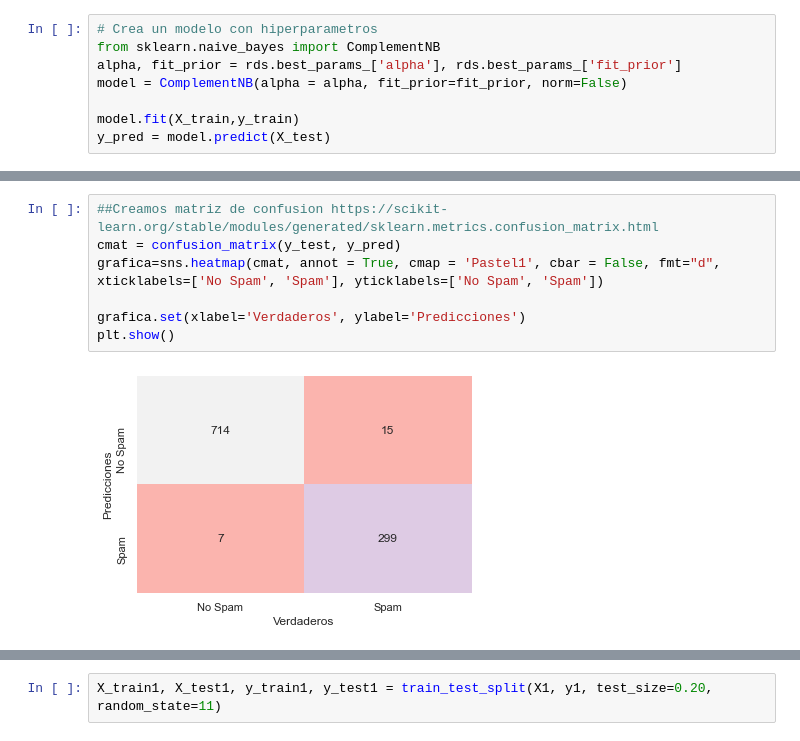
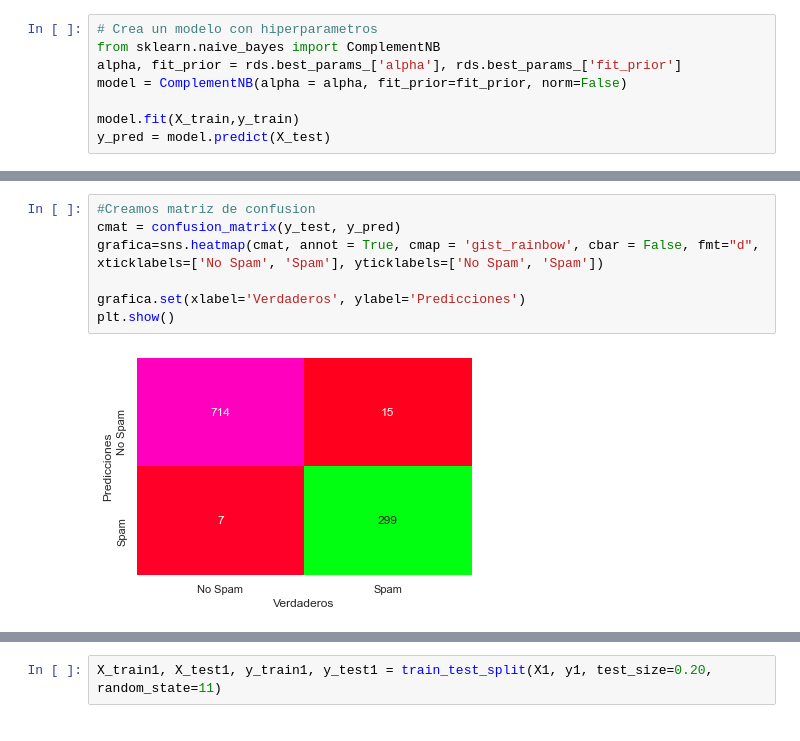
Before and after one commit to cluzzatti/20-21_caluva, a Jupyter notebook: proyecto/Clasificador_Spam.ipynb, the cells around one changed output, grey strips where cells are left out. Drawn from its saved outputs; the diff is of its cells as text.

```diff
--- a/proyecto/Clasificador_Spam.ipynb
+++ b/proyecto/Clasificador_Spam.ipynb
@@ -279,9 +407,9 @@ print(f'## Exactitud: {exactitud_predefinido}%\n')
 # %%
-##Creamos matriz de confusion https://scikit-learn.org/stable/modules/generated/sklearn.metrics.confusion_matrix.html
+#Creamos matriz de confusion
 cmat = confusion_matrix(y_test, y_pred)
-grafica=sns.heatmap(cmat, annot = True, cmap = 'Pastel1', cbar = False, fmt="d", xticklabels=['No Spam', 'Spam'], yticklabels=['No Spam', 'Spam'])
+grafica=sns.heatmap(cmat, annot = True, cmap = 'gist_rainbow', cbar = False, fmt="d", xticklabels=['No Spam', 'Spam'], yticklabels=['No Spam', 'Spam'])
 
 grafica.set(xlabel='Verdaderos', ylabel='Predicciones')
 plt.show()
 # %% [output]
-[figure, old version]
+[figure, new version]
```
Also changed, not shown: parts of 50 cells of this notebook.
